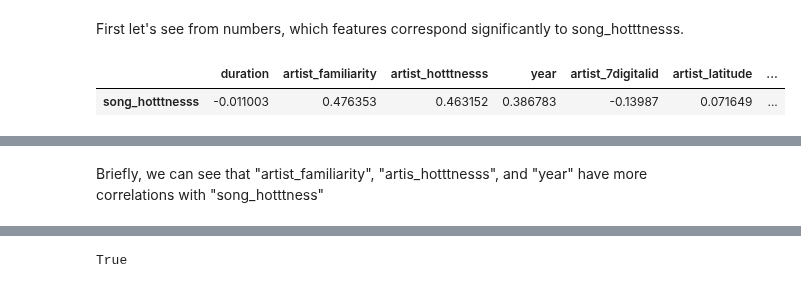
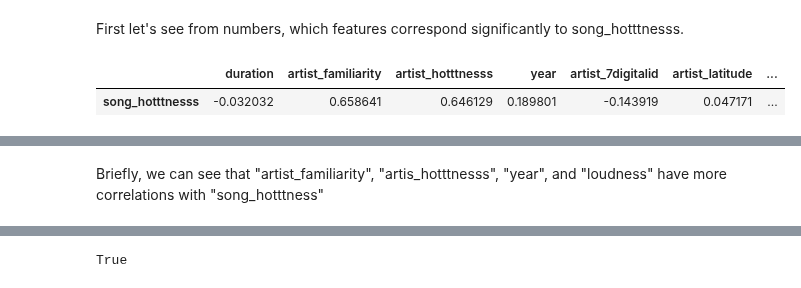
Before and after one commit to sanadhis/ADA-2017, a Jupyter notebook: project/Question1.ipynb, the cells around one changed output, grey strips where cells are left out. Saved outputs shown, nothing was run; the diff lists cells and outputs as text; code cells hidden in the pictures.

```diff
--- a/project/Question1.ipynb
+++ b/project/Question1.ipynb
@@ -297,5 +342,5 @@ Use reduced msd dataset (with 40 columns) to answer the research questions. **Re
 # %%
 # Read pickle file and form the dataframe object
-df_msd_reduced = read_saved_dataframe("df_msd_reduced")
-df_msd_reduced.shape
+df_msd_1 = read_saved_dataframe("df_msd_1")
+print("dataset size: ", df_msd_1.shape)
 # %% [output]
@@ -307,10 +352,10 @@ In this part, we want to find the features which lead to the popularity of the s
 First let's see from numbers, which features correspond significantly to song_hotttnesss.
 # %%
 # Use corr() built-in panda to see data correlation between song_hotttnesss and others columns.
-msd_corr_song_hotness = df_msd_reduced.corr().loc[["song_hotttnesss"]]
-display(msd_corr_song_hotness.iloc[:,:10])
-display(msd_corr_song_hotness.iloc[:,10:])
+msd_corr_song_hotnes = df_msd_1.corr().loc[["song_hotttnesss"]]
+display(msd_corr_song_hotnes.iloc[:,:10])
+display(msd_corr_song_hotnes.iloc[:,10:])
 # %% [output]
 |  | duration | artist_familiarity | artist_hotttnesss | year | artist_7digitalid | artist_latitude | ... |
-| song_hotttnesss | -0.011003 | 0.476353 | 0.463152 | 0.386783 | -0.13987 | 0.071649 | ... |
+| song_hotttnesss | -0.032032 | 0.658641 | 0.646129 | 0.189801 | -0.143919 | 0.047171 | ... |
 |  | key_confidence | loudness | mode | mode_confidence | release_7digitalid | song_hotttnesss | ... |
@@ -318,2 +363,2 @@ display(msd_corr_song_hotness.iloc[:,10:])
 # %% [markdown]
-Briefly, we can see that "artist_familiarity", "artis_hotttnesss", and "year" have more correlations with "song_hotttness"
+Briefly, we can see that "artist_familiarity", "artis_hotttnesss", "year", and "loudness" have more correlations with "song_hotttness"
```
Also changed, not shown: parts of 25 cells of this notebook.
